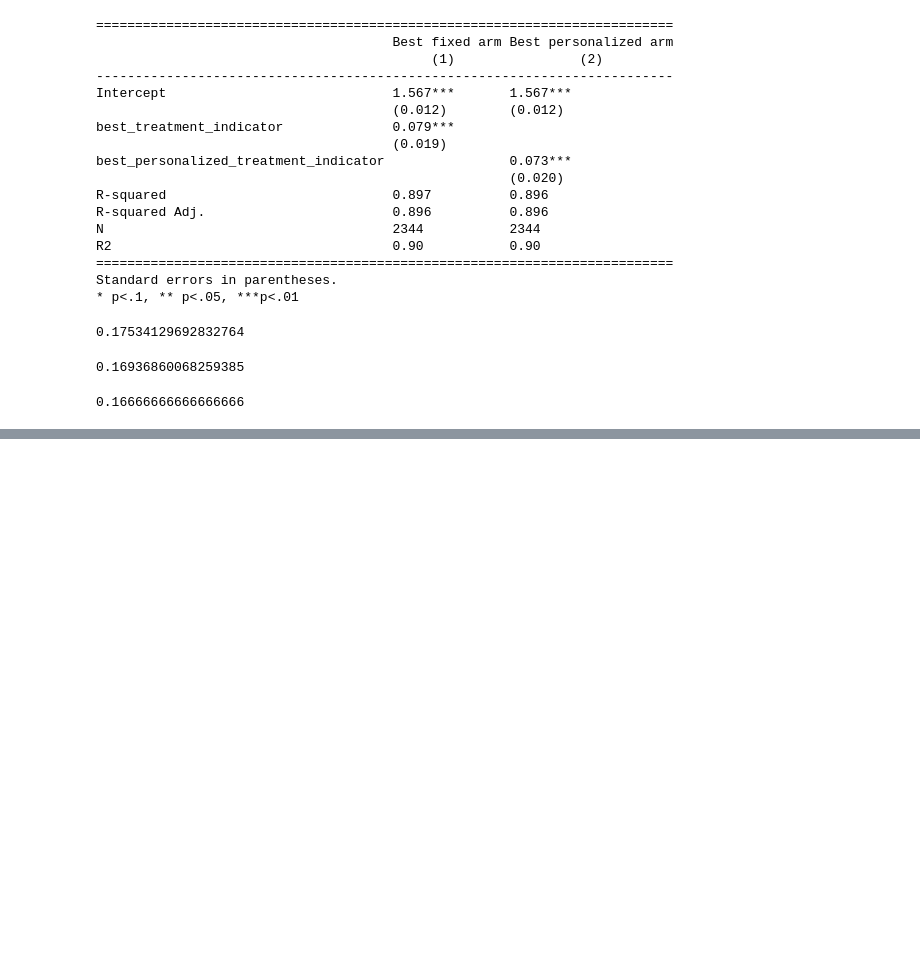
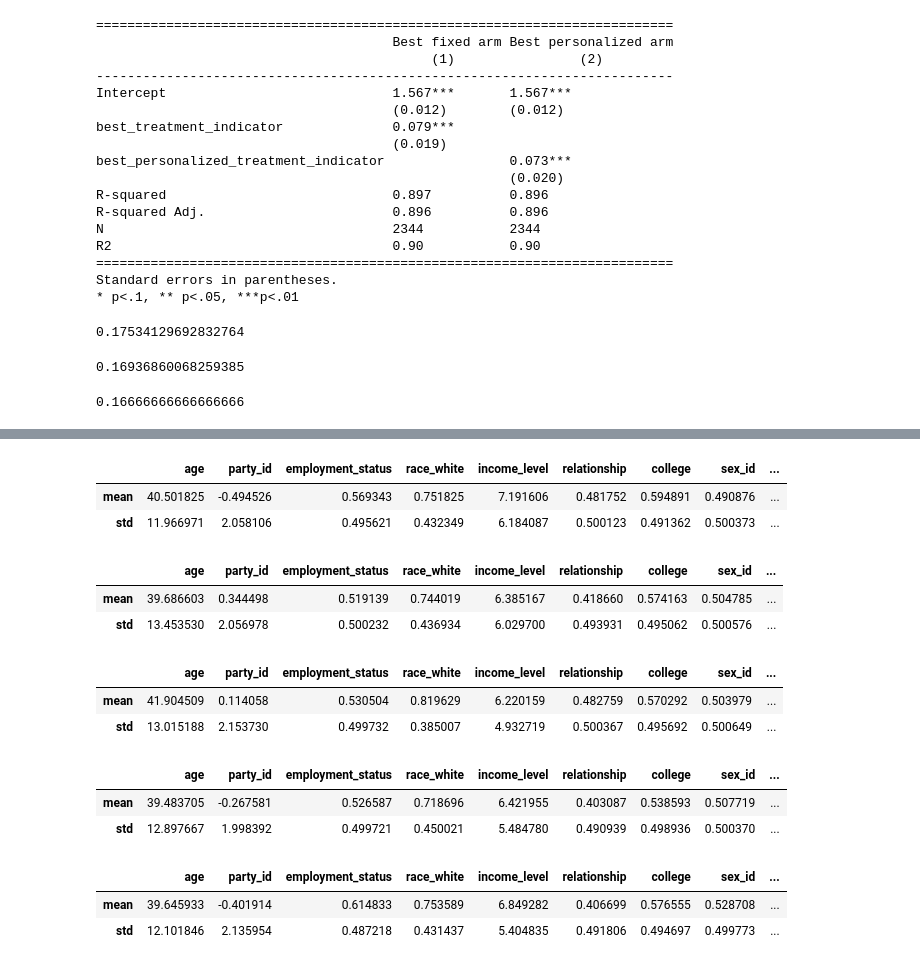
Before and after one commit to UChicago-pol-methods/ssi3-data-analysis, a Jupyter notebook: code/dataAnalysis.ipynb, the cells around one changed output, grey strips where cells are left out. Cells and saved outputs as stored; diff of their text form; code cells hidden in the pictures; blank space fills up the shorter version.

```diff
--- a/code/dataAnalysis.ipynb
+++ b/code/dataAnalysis.ipynb
@@ -519,0 +522,6 @@ combined_data['best_personalized_treatment_indicator'].mean()
+# %%
+cd1 = combined_data.loc[combined_data['best_personalized_treatment'] == 'treatment_1']
+cd2 = combined_data.loc[combined_data['best_personalized_treatment'] == 'treatment_2']
+cd3 = combined_data.loc[combined_data['best_personalized_treatment'] == 'treatment_3']
+cd4 = combined_data.loc[combined_data['best_personalized_treatment'] == 'treatment_4']
+cd5 = combined_data.loc[combined_data['best_personalized_treatment'] == 'treatment_5']
@@ -519,0 +582,30 @@ combined_data['best_personalized_treatment_indicator'].mean()
+# %%
+cd1[covariates].describe().loc[['mean', 'std']]
+# %% [output]
+|  | age | party_id | employment_status | race_white | income_level | relationship | college | sex_id | ... |
+| mean | 40.501825 | -0.494526 | 0.569343 | 0.751825 | 7.191606 | 0.481752 | 0.594891 | 0.490876 | ... |
+| std | 11.966971 | 2.058106 | 0.495621 | 0.432349 | 6.184087 | 0.500123 | 0.491362 | 0.500373 | ... |
+# %%
+cd2[covariates].describe().loc[['mean', 'std']]
+# %% [output]
+|  | age | party_id | employment_status | race_white | income_level | relationship | college | sex_id | ... |
+| mean | 39.686603 | 0.344498 | 0.519139 | 0.744019 | 6.385167 | 0.418660 | 0.574163 | 0.504785 | ... |
+| std | 13.453530 | 2.056978 | 0.500232 | 0.436934 | 6.029700 | 0.493931 | 0.495062 | 0.500576 | ... |
+# %%
+cd3[covariates].describe().loc[['mean', 'std']]
+# %% [output]
+|  | age | party_id | employment_status | race_white | income_level | relationship | college | sex_id | ... |
+| mean | 41.904509 | 0.114058 | 0.530504 | 0.819629 | 6.220159 | 0.482759 | 0.570292 | 0.503979 | ... |
+| std | 13.015188 | 2.153730 | 0.499732 | 0.385007 | 4.932719 | 0.500367 | 0.495692 | 0.500649 | ... |
+# %%
+cd4[covariates].describe().loc[['mean', 'std']]
+# %% [output]
+|  | age | party_id | employment_status | race_white | income_level | relationship | college | sex_id | ... |
+| mean | 39.483705 | -0.267581 | 0.526587 | 0.718696 | 6.421955 | 0.403087 | 0.538593 | 0.507719 | ... |
+| std | 12.897667 | 1.998392 | 0.499721 | 0.450021 | 5.484780 | 0.490939 | 0.498936 | 0.500370 | ... |
+# %%
+cd5[covariates].describe().loc[['mean', 'std']]
+# %% [output]
+|  | age | party_id | employment_status | race_white | income_level | relationship | college | sex_id | ... |
+| mean | 39.645933 | -0.401914 | 0.614833 | 0.753589 | 6.849282 | 0.406699 | 0.576555 | 0.528708 | ... |
+| std | 12.101846 | 2.135954 | 0.487218 | 0.431437 | 5.404835 | 0.491806 | 0.494697 | 0.499773 | ... |
```
Also changed, not shown: parts of 5 cells of this notebook, 1 other file.
